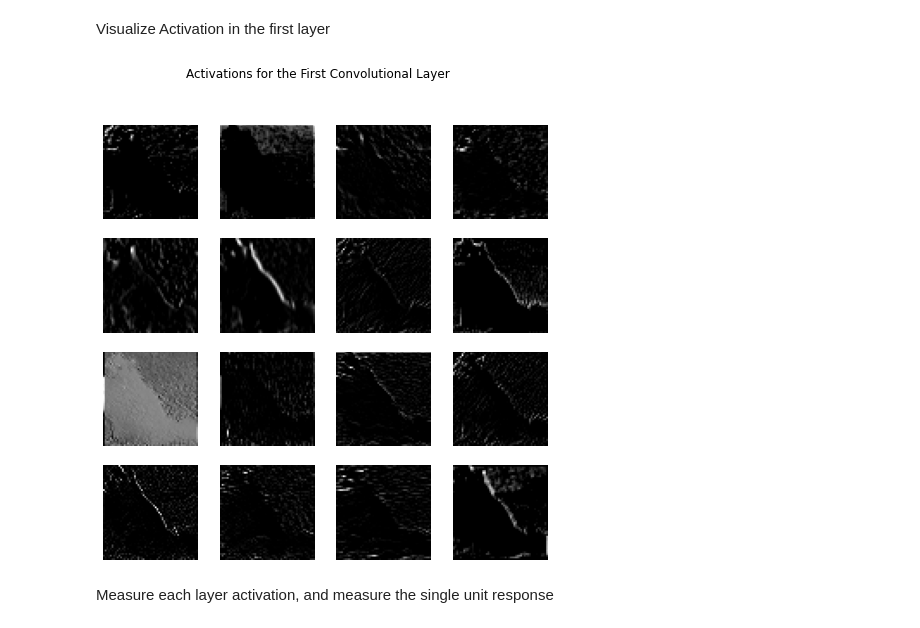
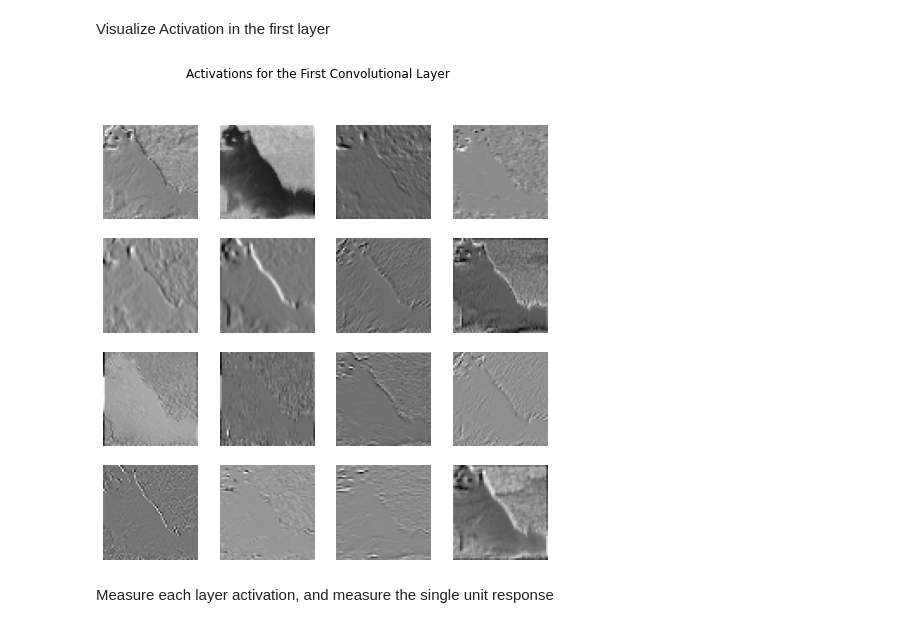
Before and after one commit to WoochulChoi/cogpsych2023_Tutorial, a Jupyter notebook: Tutorial_AlexNet_v1.ipynb, the cells around one changed output. Saved outputs shown, nothing was run; the diff lists cells and outputs as text; code cells hidden in the pictures.

```diff
--- a/Tutorial_AlexNet_v1.ipynb
+++ b/Tutorial_AlexNet_v1.ipynb
@@ -131,21 +135,21 @@ Visualize Activation in the first layer
 # %%
 # Pass the image through the model
 output = model(img_tensor)
 
 # Get the activations for the first convolutional layer
-activations = model.features[:2](img_tensor)
+activations = model.features[0](img_tensor)
 activations = activations[0].detach().numpy()
 
 # Plot the activations for the first convolutional layer
 plt.figure(figsize=(8, 8))
 for i in range(16):
     plt.subplot(4, 4, i+1)
     plt.imshow(activations[i], cmap="gray")
     plt.axis("off")
 plt.suptitle("Activations for the First Convolutional Layer")
 plt.show()
 # %% [output]
-[figure, old version]
+[figure, new version]
 # %% [markdown]
 Measure each layer activation, and measure the single unit response
 # %%
```
Also changed, not shown: parts of 8 cells of this notebook.
